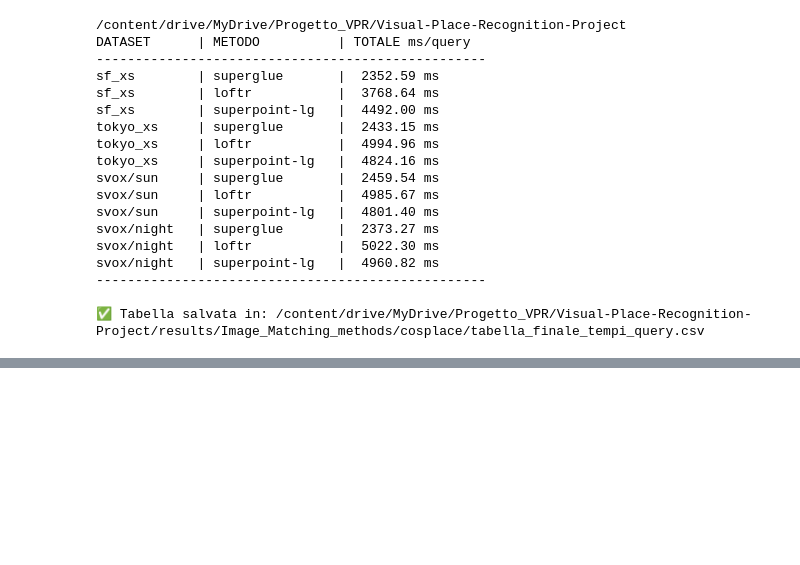
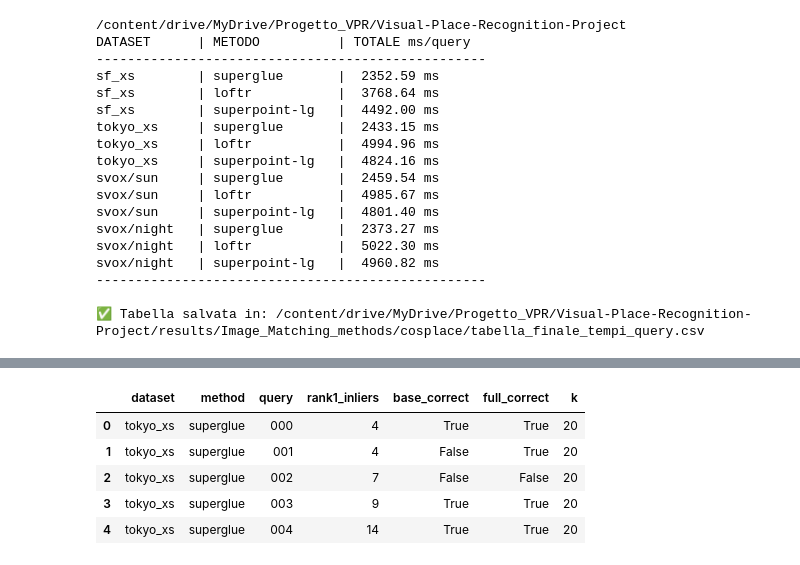
Before and after one commit to androsida/Visual-Place-Recognition-Project, a Jupyter notebook: start_your_project.ipynb, the cells around one changed output, grey strips where cells are left out. Saved outputs shown, nothing was run; the diff lists cells and outputs as text; code cells hidden in the pictures; blank space fills up the shorter version.

```diff
--- a/start_your_project.ipynb
+++ b/start_your_project.ipynb
@@ -477,0 +394,94 @@ KeyboardInterrupt:
+# %%
+import torch
+import os
+import pandas as pd
+from glob import glob
+from pathlib import Path
+from tqdm import tqdm
+
+%cd /content/drive/MyDrive/Progetto_VPR/Visual-Place-Recognition-Project/
+
+# 1. Configurazione Iniziale
+datasets = ['tokyo_xs', "sf_xs", "svox/sun", "svox/night"]
+methods = ['superglue', 'loftr', 'superpoint-lg']
+base_dir = '/content/drive/MyDrive/Progetto_VPR/Visual-Place-Recognition-Project/results'
+
+tutti_i_dati = []
+
+# 2. Ciclo di Estrazione Universale
+for dataset in datasets:
+    for method in methods:
+        preds_dir = os.path.join(base_dir, 'Image_Matching_methods', 'mixvpr', dataset, 'preds')
+        inliers_dir = os.path.join(base_dir, 'Image_Matching_methods', 'mixvpr', dataset, f'preds_{method}')
+
+        if not os.path.exists(inliers_dir) or not os.path.exists(preds_dir):
+            continue
+
+        torch_files = glob(os.path.join(inliers_dir, "*.torch"))
+
+        for torch_path in tqdm(torch_files, desc=f"Estrazione {dataset}/{method}", leave=False):
+            q_name = Path(torch_path).stem
+            txt_path = os.path.join(preds_dir, f"{q_name}.txt")
+
+            if not os.path.exists(txt_path):
+                continue
+
+            # Lettura Inliers
+            try:
+                data = torch.load(torch_path, map_location="cpu", weights_only=False)
+                if not data: continue
+
+                # Estraiamo tutta la lista degli inliers per questa query
+                if isinstance(data, list) and isinstance(data[0], dict) and 'num_inliers' in data[0]:
+                    inliers_list = [item['num_inliers'] for item in data]
+                elif isinstance(data, dict) and 'num_inliers' in data:
+                    inliers_list = [data['num_inliers']]
+                else:
+                    continue
+            except Exception:
+                continue
+
+            # Lettura correttezza (Positivi)
+            try:
+                with open(txt_path, 'r') as f:
+                    content = f.read().splitlines()
+
+                preds_start = content.index("Predictions paths:") + 1
+                positives_start = content.index("Positives paths:") + 1
+
+                predictions = [Path(line.strip()).name for line in content[preds_start:positives_start-1] if line.strip()]
+                positives = {Path(line.strip()).name for line in content[positives_start:] if line.strip()}
+
+                if not predictions or not positives:
+                    continue
+
+            except (ValueError, IndexError):
+                continue
+
+            # Calcolo metriche per la riga
+            k = min(len(predictions), len(inliers_list))
+            if k == 0: continue
+
+            base_correct = predictions[0] in positives
+
+            # Troviamo l'indice del candidato con più inliers per il full_reranking
+            best_idx = max(range(k), key=lambda i: (inliers_list[i], -i))
+            full_correct = predictions[best_idx] in positives
+
+            # Aggiungiamo la riga al "database"
+            tutti_i_dati.append({
+                "dataset": dataset,
+                "method": method,
+                "query": q_name,
+                "rank1_inliers": inliers_list[0],
+                "base_correct": base_correct,
+                "full_correct": full_correct,
+                "k": k
+            })
+
+# 3. Creazione del DataFrame globale in memoria
+df_risultati = pd.DataFrame(tutti_i_dati)
+print(f"\n✅ Estrazione completata! Tabella creata con {len(df_risultati)} query totali.")
+
+df_risultati.head()
+# %% [output]
@@ -477,0 +490,6 @@ KeyboardInterrupt:
+|  | dataset | method | query | rank1_inliers | base_correct | full_correct | k |
+| 0 | tokyo_xs | superglue | 000 | 4 | True | True | 20 |
+| 1 | tokyo_xs | superglue | 001 | 4 | False | True | 20 |
+| 2 | tokyo_xs | superglue | 002 | 7 | False | False | 20 |
+| 3 | tokyo_xs | superglue | 003 | 9 | True | True | 20 |
+| 4 | tokyo_xs | superglue | 004 | 14 | True | True | 20 |
```
Also changed, not shown: parts of 11 cells of this notebook.
